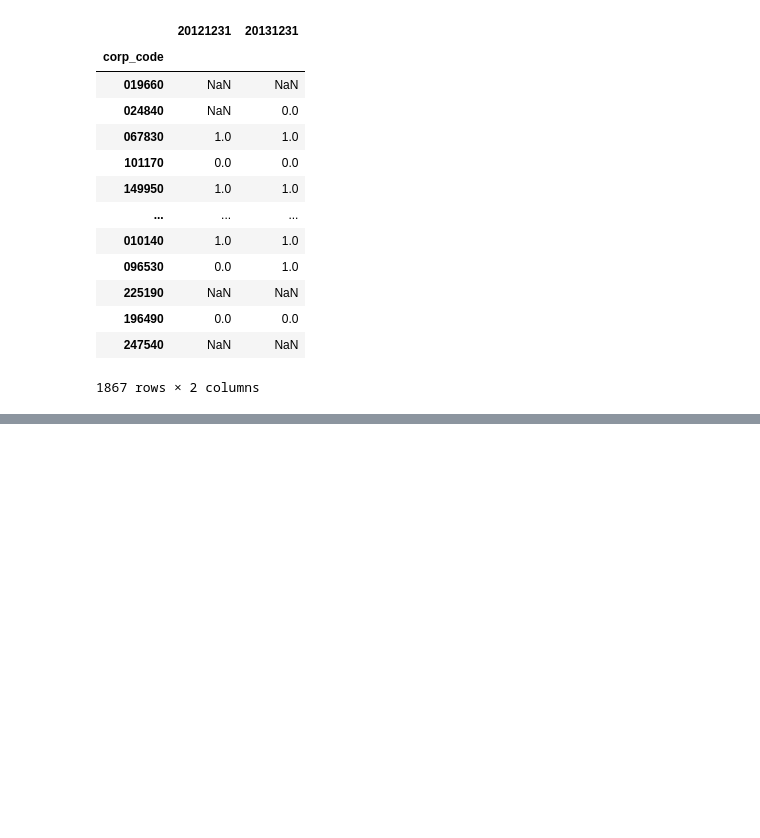
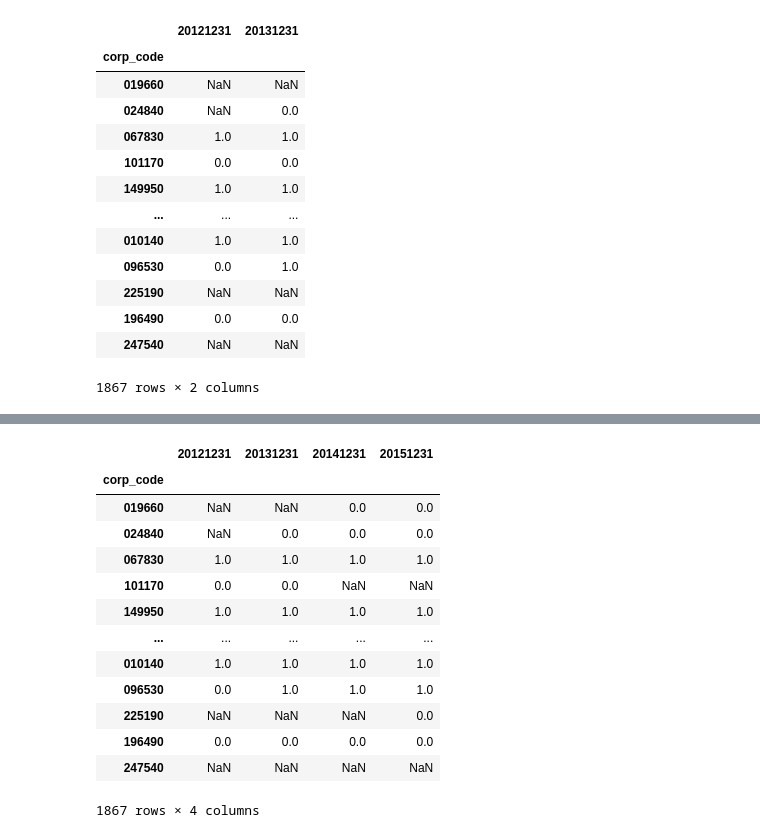
Before and after one commit to Eternity402/Factor_Investing, a Jupyter notebook: Sirius_API.ipynb, the cells around one changed output, grey strips where cells are left out. Drawn from its saved outputs; the diff is of its cells as text; code cells hidden in the pictures; blank space fills up the shorter version.

```diff
--- a/Sirius_API.ipynb
+++ b/Sirius_API.ipynb
@@ -777,6 +781,8 @@ get_mask(equity)
 | 196490 | 0.0 | 0.0 |
 | 247540 | NaN | NaN |
 1867 rows × 2 columns
+# %%
+equity = get_item_for_period('ifrs_Equity', '20121231', '20151231')
 # %%
 def get_market_return(mask, term = 'd'):
     term_conservative = pd.Timestamp(mask.columns[1]) - pd.Timestamp(mask.columns[0]) - pd.Timedelta(days = 7)
@@ -890,0 +904,17 @@ Name: 173, dtype: object
+# %%
+get_mask(equity)
+# %% [output]
+|  | 20121231 | 20131231 | 20141231 | 20151231 |
+| corp_code |  |  |  |  |
+| 019660 | NaN | NaN | 0.0 | 0.0 |
+| 024840 | NaN | 0.0 | 0.0 | 0.0 |
+| 067830 | 1.0 | 1.0 | 1.0 | 1.0 |
+| 101170 | 0.0 | 0.0 | NaN | NaN |
+| 149950 | 1.0 | 1.0 | 1.0 | 1.0 |
+| ... | ... | ... | ... | ... |
+| 010140 | 1.0 | 1.0 | 1.0 | 1.0 |
+| 096530 | 0.0 | 1.0 | 1.0 | 1.0 |
+| 225190 | NaN | NaN | NaN | 0.0 |
+| 196490 | 0.0 | 0.0 | 0.0 | 0.0 |
+| 247540 | NaN | NaN | NaN | NaN |
+1867 rows × 4 columns
```
Also changed, not shown: parts of 45 cells of this notebook.
